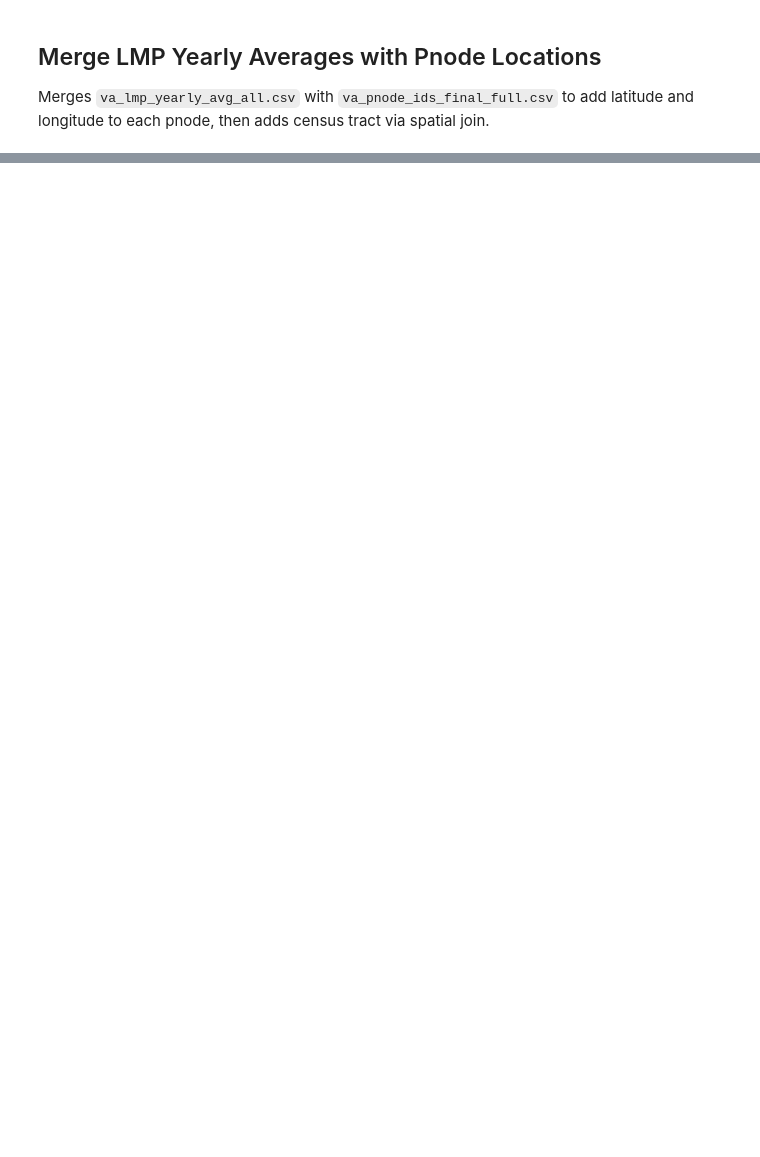
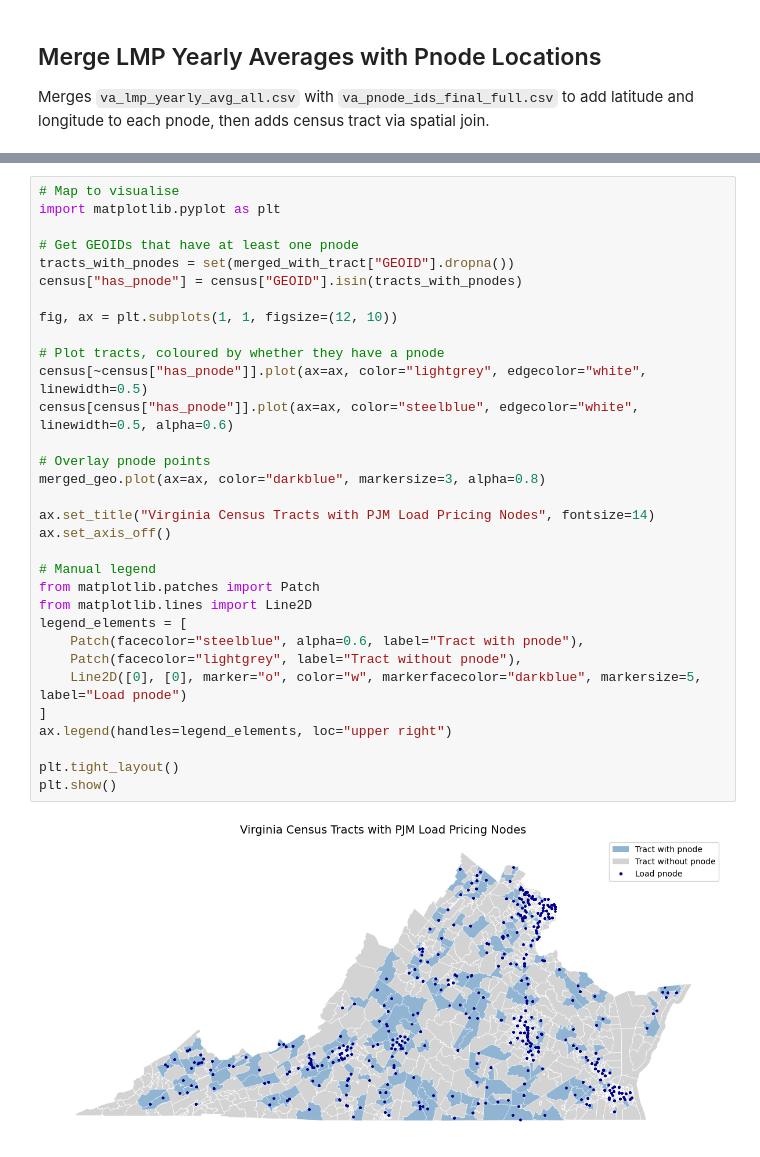
Before and after one commit to Ccerny2/Master-Thesis-2026, a Jupyter notebook: notebooks/elena/05_merge_lmp_pnode.ipynb, the cells around one changed output, grey strips where cells are left out. Drawn from its saved outputs; the diff is of its cells as text; blank space fills up the shorter version.

```diff
--- a/notebooks/elena/05_merge_lmp_pnode.ipynb
+++ b/notebooks/elena/05_merge_lmp_pnode.ipynb
@@ -93,2 +99,36 @@ Rows missing census tract: 0
+# %%
+# Map to visualise
+import matplotlib.pyplot as plt
+
+# Get GEOIDs that have at least one pnode
+tracts_with_pnodes = set(merged_with_tract["GEOID"].dropna())
+census["has_pnode"] = census["GEOID"].isin(tracts_with_pnodes)
+
+fig, ax = plt.subplots(1, 1, figsize=(12, 10))
+
+# Plot tracts, coloured by whether they have a pnode
+census[~census["has_pnode"]].plot(ax=ax, color="lightgrey", edgecolor="white", linewidth=0.5)
+census[census["has_pnode"]].plot(ax=ax, color="steelblue", edgecolor="white", linewidth=0.5, alpha=0.6)
+
+# Overlay pnode points
+merged_geo.plot(ax=ax, color="darkblue", markersize=3, alpha=0.8)
+
+ax.set_title("Virginia Census Tracts with PJM Load Pricing Nodes", fontsize=14)
+ax.set_axis_off()
+
+# Manual legend
+from matplotlib.patches import Patch
+from matplotlib.lines import Line2D
+legend_elements = [
+    Patch(facecolor="steelblue", alpha=0.6, label="Tract with pnode"),
+    Patch(facecolor="lightgrey", label="Tract without pnode"),
+    Line2D([0], [0], marker="o", color="w", markerfacecolor="darkblue", markersize=5, label="Load pnode")
+]
+ax.legend(handles=legend_elements, loc="upper right")
+
+plt.tight_layout()
+plt.show()
+# %% [output]
+[figure, added]
 # %%
 # Save final output
```
Also changed, not shown: parts of 8 cells of this notebook, 50 other files.
